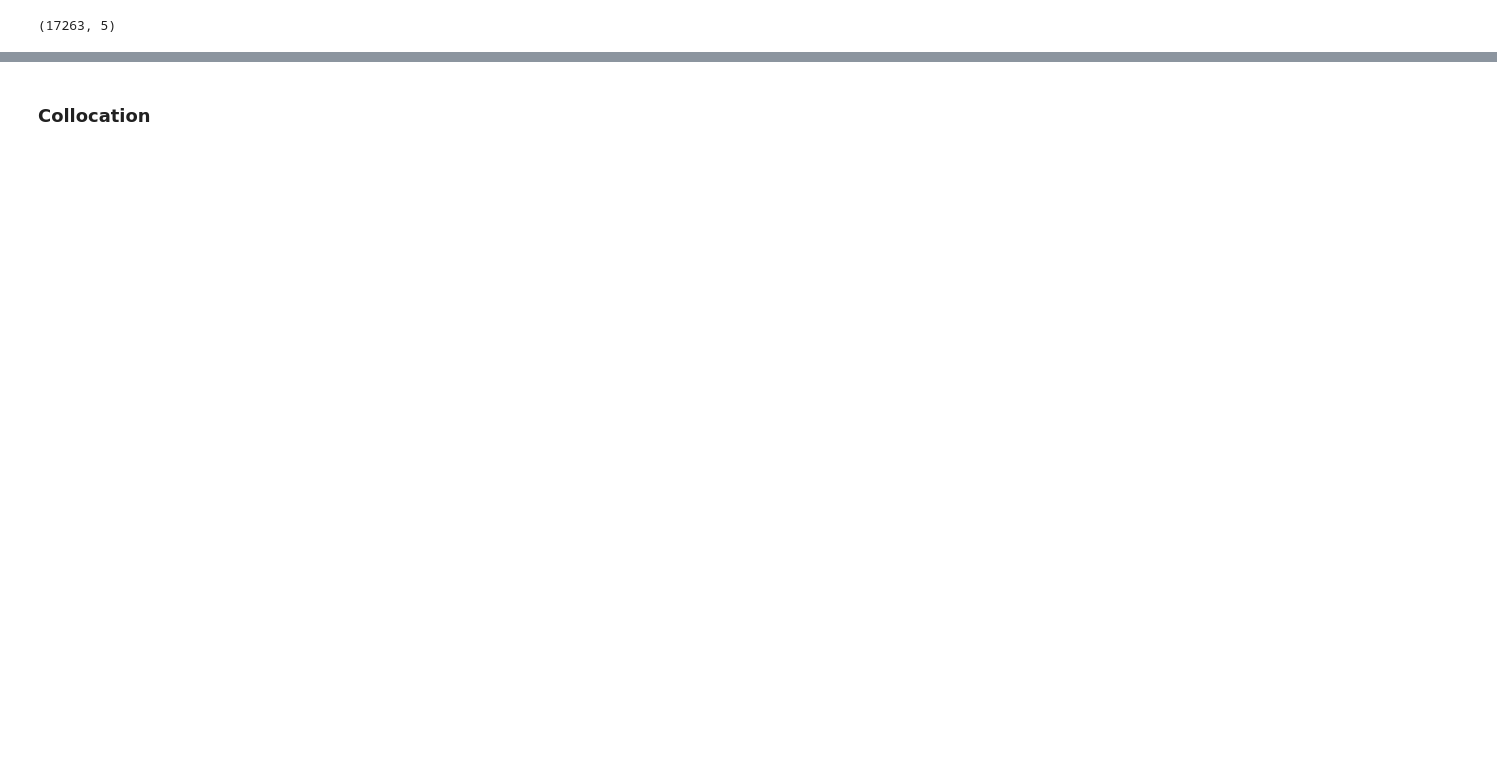
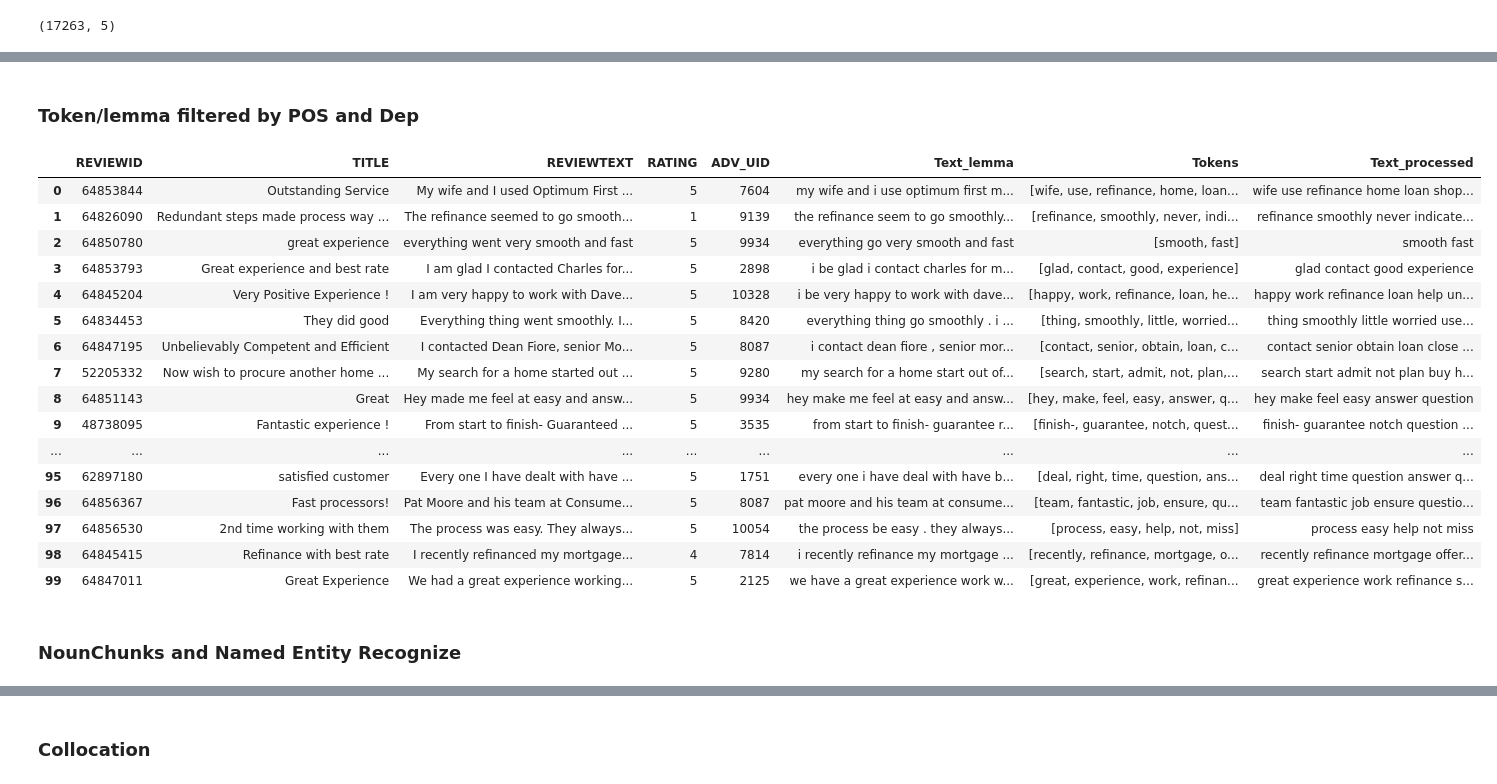
Before and after one commit to ChaoLiRV/CustomerReview, a Jupyter notebook: miningCustomerReview.ipynb, the cells around one changed output, grey strips where cells are left out. Cells and saved outputs as stored; diff of their text form; code cells hidden in the pictures; blank space fills up the shorter version.

```diff
--- a/miningCustomerReview.ipynb
+++ b/miningCustomerReview.ipynb
@@ -116,0 +54,65 @@ cr_df.head(100)
+# %% [markdown]
+### Token/lemma filtered by POS and Dep
+# %%
+tokens = []
+text_ = []
+text_lemma = []
+nouns = []
+namedEnt = []
+DependencyParDict = {}
+
+for doc in nlp.pipe(cr_df.REVIEWTEXT.astype('unicode').values, batch_size=1000, n_threads=-1):
+
+    text_lemma.append(
+        " ".join([tk.lemma_ if tk.lemma_ != '-PRON-' else tk.text.lower() for tk in doc])
+    )
+
+    tokens.append([tk.lemma_ for tk in doc
+        if ((tk.lemma_ not in ENGLISH_STOP_WORDS) or (tk.lemma_ in NEGATIONS))
+        and tk.lemma_ not in PUNCTUATIONS
+        and tk.lemma_ != '-PRON-'
+        and tk.dep_ not in ['punct']
+        and tk.pos_ not in ['PUNCT','SPACE','PROPN']
+        and not(tk.dep_=='pobj' and tk.pos_=='NOUN')
+        and (tk.pos_!='NUM' or (tk.pos_ == 'NUM' and tk.head.lemma_ in ['day','week','month','score','star']))
+     ])
+
+    text_.append(" ".join([tk.lemma_ for tk in doc
+        if ((tk.lemma_ not in ENGLISH_STOP_WORDS) or (tk.lemma_ in NEGATIONS))
+        and tk.lemma_ not in PUNCTUATIONS
+        and tk.lemma_ != '-PRON-'
+        and tk.dep_ not in ['punct']
+        and tk.pos_ not in ['PUNCT','SPACE','PROPN']
+        and not(tk.dep_=='pobj' and tk.pos_=='NOUN')
+        and (tk.pos_!='NUM' or (tk.pos_ == 'NUM' and tk.head.lemma_ in ['day','week','month','score','star']))
+     ]))
+
+    ### Noun Entity Recognize
+    nouns.extend(list(doc.noun_chunks))
+    namedEnt.extend(list(doc.ents))
+
+
+cr_df['Text_lemma'] = text_lemma #  input to TopicModeling
+cr_df['Tokens'] = tokens # for collocation
+cr_df['Text_processed'] = text_ # extract uni_gram volcabulary
+cr_df.head(100)
+# %% [output]
+|  | REVIEWID | TITLE | REVIEWTEXT | RATING | ADV_UID | Text_lemma | Tokens | Text_processed |
+| 0 | 64853844 | Outstanding Service | My wife and I used Optimum First ... | 5 | 7604 | my wife and i use optimum first m... | [wife, use, refinance, home, loan... | wife use refinance home loan shop... |
+| 1 | 64826090 | Redundant steps made process way ... | The refinance seemed to go smooth... | 1 | 9139 | the refinance seem to go smoothly... | [refinance, smoothly, never, indi... | refinance smoothly never indicate... |
+| 2 | 64850780 | great experience | everything went very smooth and fast | 5 | 9934 | everything go very smooth and fast | [smooth, fast] | smooth fast |
+| 3 | 64853793 | Great experience and best rate | I am glad I contacted Charles for... | 5 | 2898 | i be glad i contact charles for m... | [glad, contact, good, experience] | glad contact good experience |
+| 4 | 64845204 | Very Positive Experience ! | I am very happy to work with Dave... | 5 | 10328 | i be very happy to work with dave... | [happy, work, refinance, loan, he... | happy work refinance loan help un... |
+| 5 | 64834453 | They did good | Everything thing went smoothly. I... | 5 | 8420 | everything thing go smoothly . i ... | [thing, smoothly, little, worried... | thing smoothly little worried use... |
+| 6 | 64847195 | Unbelievably Competent and Efficient | I contacted Dean Fiore, senior Mo... | 5 | 8087 | i contact dean fiore , senior mor... | [contact, senior, obtain, loan, c... | contact senior obtain loan close ... |
+| 7 | 52205332 | Now wish to procure another home ... | My search for a home started out ... | 5 | 9280 | my search for a home start out of... | [search, start, admit, not, plan,... | search start admit not plan buy h... |
+| 8 | 64851143 | Great | Hey made me feel at easy and answ... | 5 | 9934 | hey make me feel at easy and answ... | [hey, make, feel, easy, answer, q... | hey make feel easy answer question |
+| 9 | 48738095 | Fantastic experience ! | From start to finish- Guaranteed ... | 5 | 3535 | from start to finish- guarantee r... | [finish-, guarantee, notch, quest... | finish- guarantee notch question ... |
+| ... | ... | ... | ... | ... | ... | ... | ... | ... |
+| 95 | 62897180 | satisfied customer | Every one I have dealt with have ... | 5 | 1751 | every one i have deal with have b... | [deal, right, time, question, ans... | deal right time question answer q... |
+| 96 | 64856367 | Fast processors! | Pat Moore and his team at Consume... | 5 | 8087 | pat moore and his team at consume... | [team, fantastic, job, ensure, qu... | team fantastic job ensure questio... |
+| 97 | 64856530 | 2nd time working with them | The process was easy. They always... | 5 | 10054 | the process be easy . they always... | [process, easy, help, not, miss] | process easy help not miss |
+| 98 | 64845415 | Refinance with best rate | I recently refinanced my mortgage... | 4 | 7814 | i recently refinance my mortgage ... | [recently, refinance, mortgage, o... | recently refinance mortgage offer... |
+| 99 | 64847011 | Great Experience | We had a great experience working... | 5 | 2125 | we have a great experience work w... | [great, experience, work, refinan... | great experience work refinance s... |
+# %% [markdown]
+### NounChunks and Named Entity Recognize
```
Also changed, not shown: parts of 29 cells of this notebook, 3 other files.
